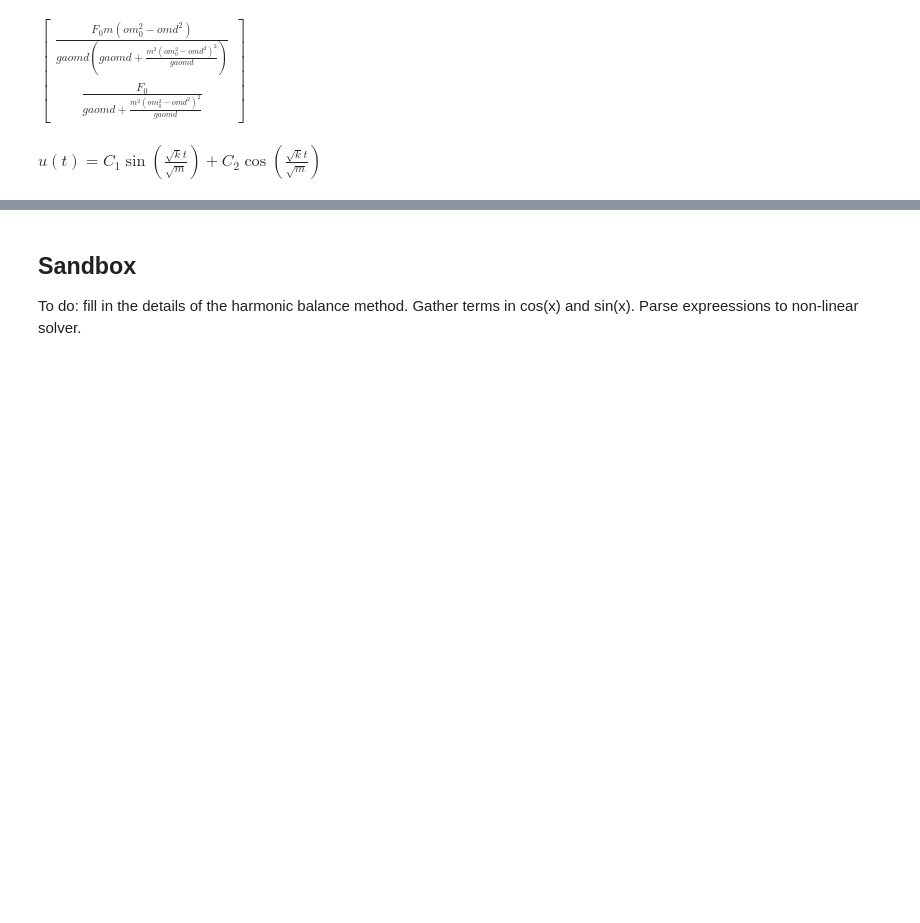
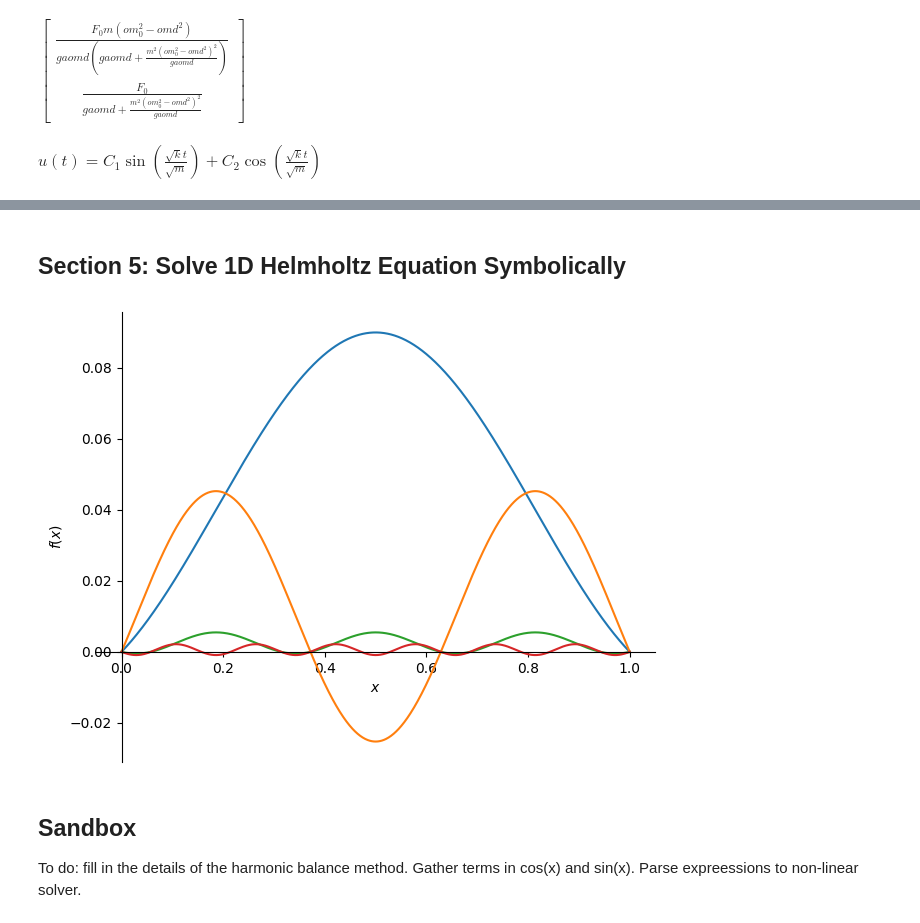
Before and after one commit to ziolai/sediment-transport-rivers, a Jupyter notebook: analytical_symbolic_computations.ipynb, the cells around one changed output, grey strips where cells are left out. Cells and saved outputs as stored; diff of their text form; code cells hidden in the pictures; blank space fills up the shorter version.

Commit message:
Updated Helmholtz solve

```diff
--- a/analytical_symbolic_computations.ipynb
+++ b/analytical_symbolic_computations.ipynb
@@ -286,3 +286,24 @@ $\displaystyle u{\left(t \right)} = C_{1} e^{\frac{t \left(- ga - \sqrt{ga^{2} -
+# %% [markdown]
+## Section 5: Solve 1D Helmholtz Equation Symbolically
+# %%
+from sympy import Function, dsolve, Derivative, checkodesol, plot
+from sympy.abc import x
+
+u = symbols("u", cls=Function)
+x = symbols("x")
+k = symbols("k", positive=True)
+
+# Solve the ODE
+bcs={u(0): 1, u(1): 0}
+sol = dsolve(Derivative(u(x), x, x) + k*k*u(x)-1, ics={u(0): 0, u(1): 0})
+
+plot1 = plot(show=False)
+for ki in sym.Array([5.,10.,20.,40.]):
+    plotc1 = plot(sol.rhs.subs(k,ki), (x, 0, 1), show=False)
+    plot1.append(plotc1[0])
+plot1.show()
+# %% [output]
+[figure, added]
 # %% [markdown]
 ## Sandbox
 
```
Also changed, not shown: parts of 4 cells of this notebook.
